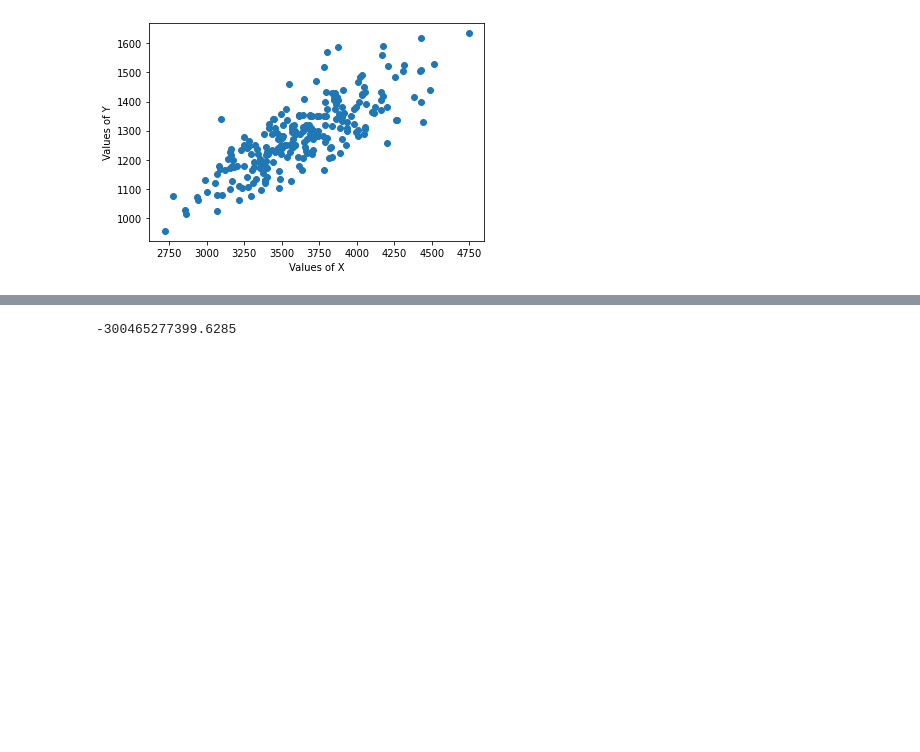
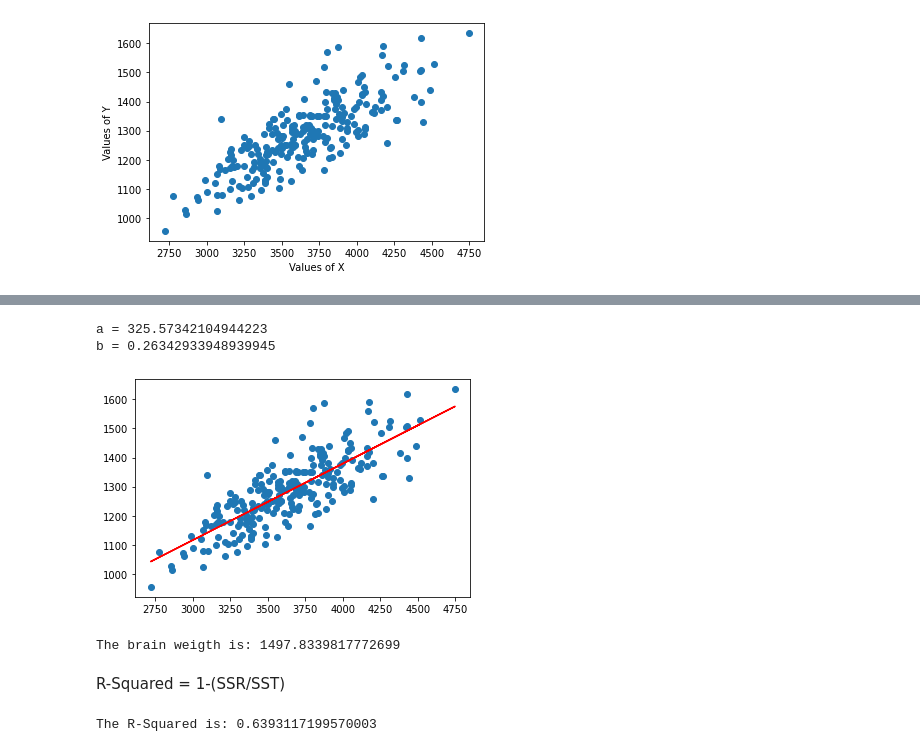
Before and after one commit to ralsouza/machine_learning, a Jupyter notebook: 02_linear_regression_exercice.ipynb, the cells around one changed output, grey strips where cells are left out. Saved outputs shown, nothing was run; the diff lists cells and outputs as text; code cells hidden in the pictures; blank space fills up the shorter version.

```diff
--- a/02_linear_regression_exercice.ipynb
+++ b/02_linear_regression_exercice.ipynb
@@ -75,5 +39,0 @@ print(b)
-# %%
-a = (sum_y - b * sum_x) / n
-print(a)
-# %% [output]
--300465277399.6285
@@ -85,0 +40,26 @@ Y_pred =
+# %%
+# Computing the coefficients
+
+# Mean of Y and X
+mean_y = np.mean(Y)
+mean_x = np.mean(X)
+
+# Values quantity
+n = len(X)
+
+# Computing a and b
+num = 0
+den = 0
+
+for i in range(n):
+  num += (X[i] - mean_x) * (Y[i] - mean_y)
+  den += (X[i] - mean_x) ** 2
+
+b = num / den
+a = mean_y - (b * mean_x)
+
+print(f"a = {a}")
+print(f"b = {b}")
+# %% [output]
+a = 325.57342104944223
+b = 0.26342933948939945
@@ -85,0 +73,32 @@ Y_pred =
+# %%
+plt.scatter(X,Y)
+plt.plot(X,y_pred, c="red")
+plt.show()
+# %% [output]
+[figure, added]
+# %%
+# Making predictions
+# y = a +b*x
+
+new_head_size = 4450
+
+predict = model(x = new_head_size, a = a, b = b)
+
+print(f"The brain weigth is: {predict}")
+# %% [output]
+The brain weigth is: 1497.8339817772699
+# %% [markdown]
+R-Squared = 1-(SSR/SST)
+# %%
+num_r = 0
+den_r = 0
+
+for i in range(n):
+  num_r += (Y[i] - y_pred[i]) ** 2
+  den_r += (Y[i] - mean_y) ** 2
+
+r_sq = 1 - (num_r / den_r)
+
+print(f"The R-Squared is: {r_sq}")
+# %% [output]
+The R-Squared is: 0.6393117199570003
```
Also changed, not shown: parts of 11 cells of this notebook.
